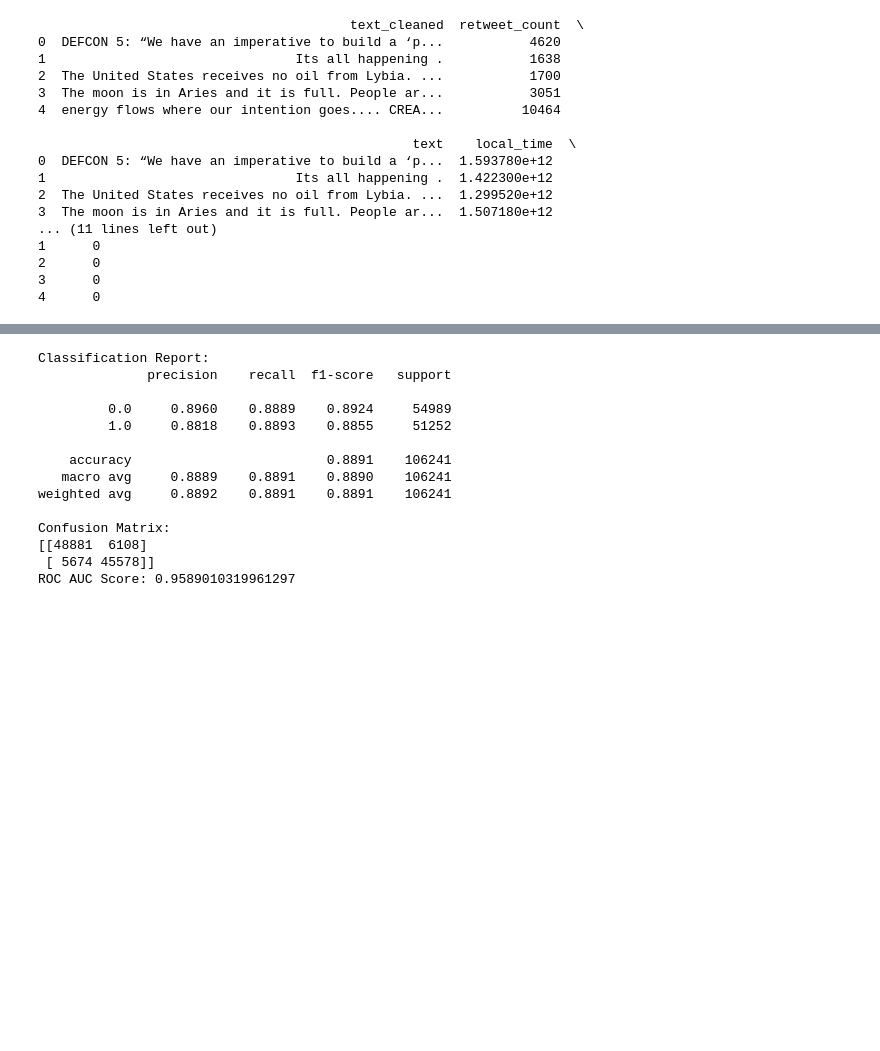
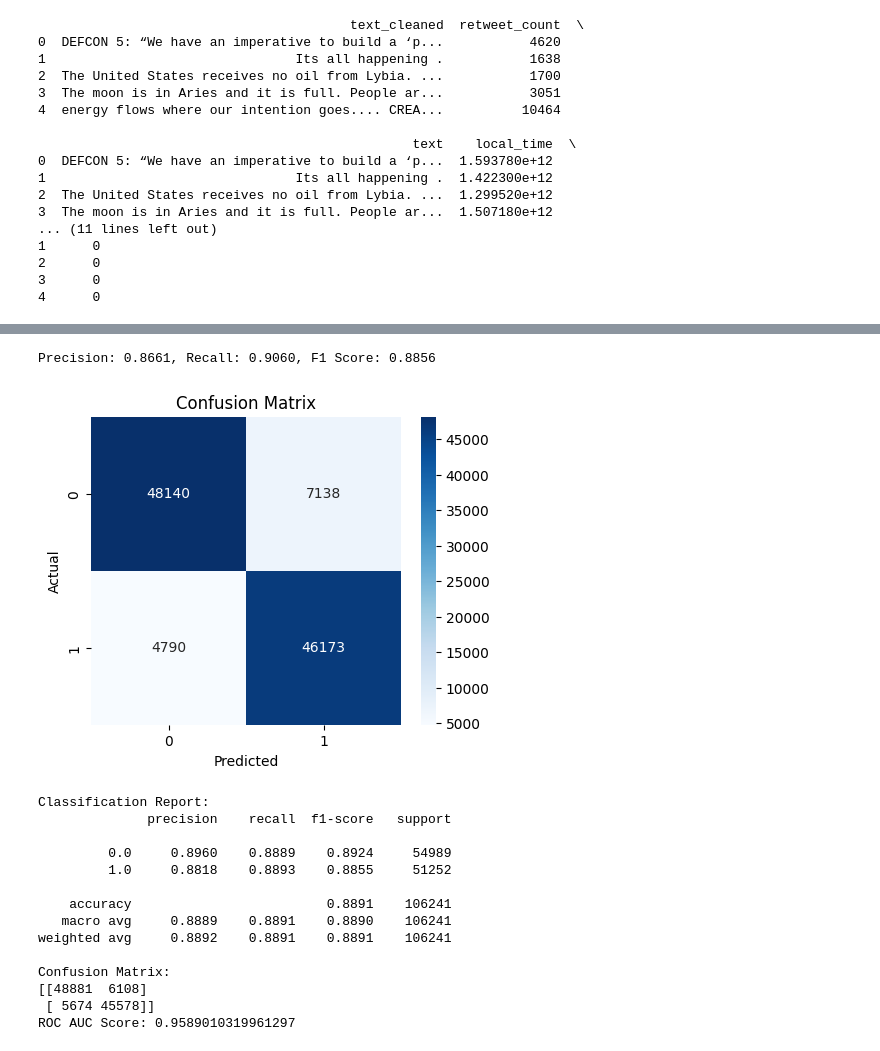
Before and after one commit to jameskrice7/1st-PhD-paper, a Jupyter notebook: mapping-sentiment-over-time.ipynb, the cells around one changed output, grey strips where cells are left out. Saved outputs shown, nothing was run; the diff lists cells and outputs as text; code cells hidden in the pictures; blank space fills up the shorter version.

Commit message:
new changes. New base models.

```diff
--- a/mapping-sentiment-over-time.ipynb
+++ b/mapping-sentiment-over-time.ipynb
@@ -842,3 +849,39 @@ Test Loss: 0.2718, Test Accuracy: 0.8891
+# %%
+from sklearn.metrics import precision_score, recall_score, f1_score
+
+all_preds = []
+all_labels = []
+
+model.eval()
+with torch.no_grad():
+    for texts, labels in test_loader:
+        outputs = model(texts).squeeze(1)
+        preds = (outputs >= 0.5).float()
+        all_preds.extend(preds.cpu().numpy())
+        all_labels.extend(labels.cpu().numpy())
+
+precision = precision_score(all_labels, all_preds)
+recall = recall_score(all_labels, all_preds)
+f1 = f1_score(all_labels, all_preds)
+
+print(f"Precision: {precision:.4f}, Recall: {recall:.4f}, F1 Score: {f1:.4f}")
+# %% [output]
+Precision: 0.8661, Recall: 0.9060, F1 Score: 0.8856
+# %%
+from sklearn.metrics import confusion_matrix
+import seaborn as sns
+import matplotlib.pyplot as plt
+
+conf_mat = confusion_matrix(all_labels, all_preds)
+
+plt.figure(figsize=(5, 4))
+sns.heatmap(conf_mat, annot=True, fmt='d', cmap='Blues')
+plt.xlabel('Predicted')
+plt.ylabel('Actual')
+plt.title('Confusion Matrix')
+plt.show()
+# %% [output]
+[figure, added]
 # %%
 import torch
 import numpy as np
```
Also changed, not shown: parts of 25 cells of this notebook.
